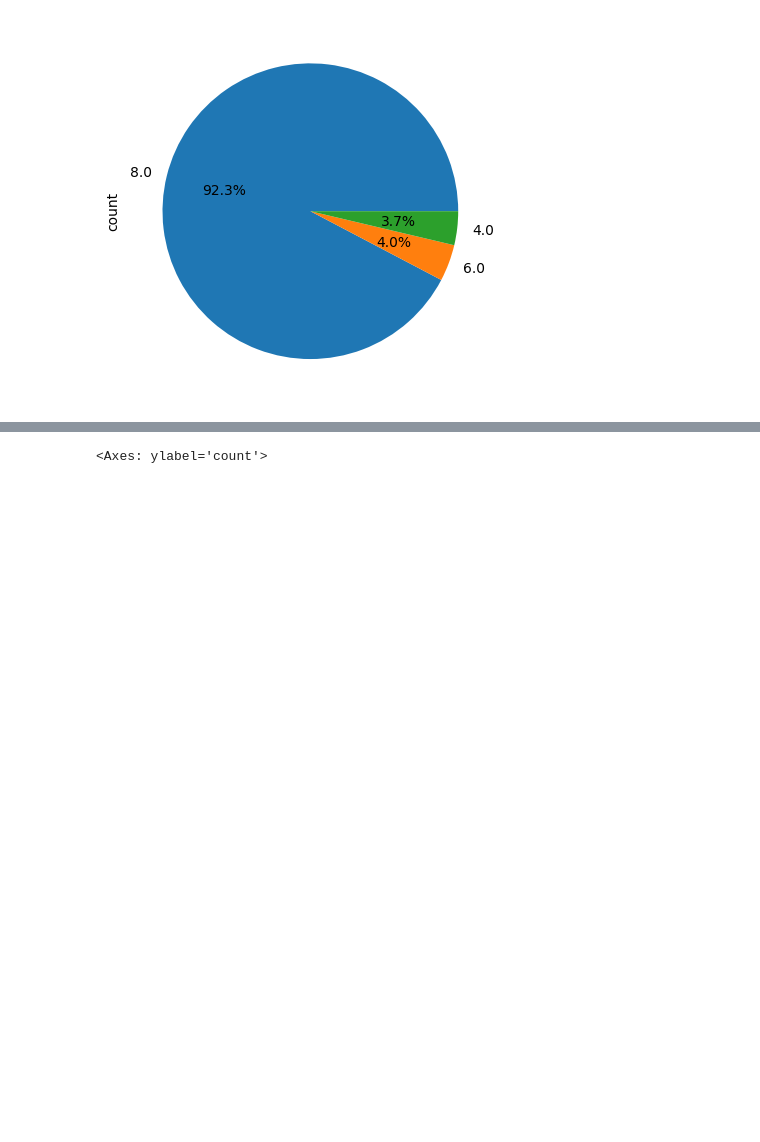
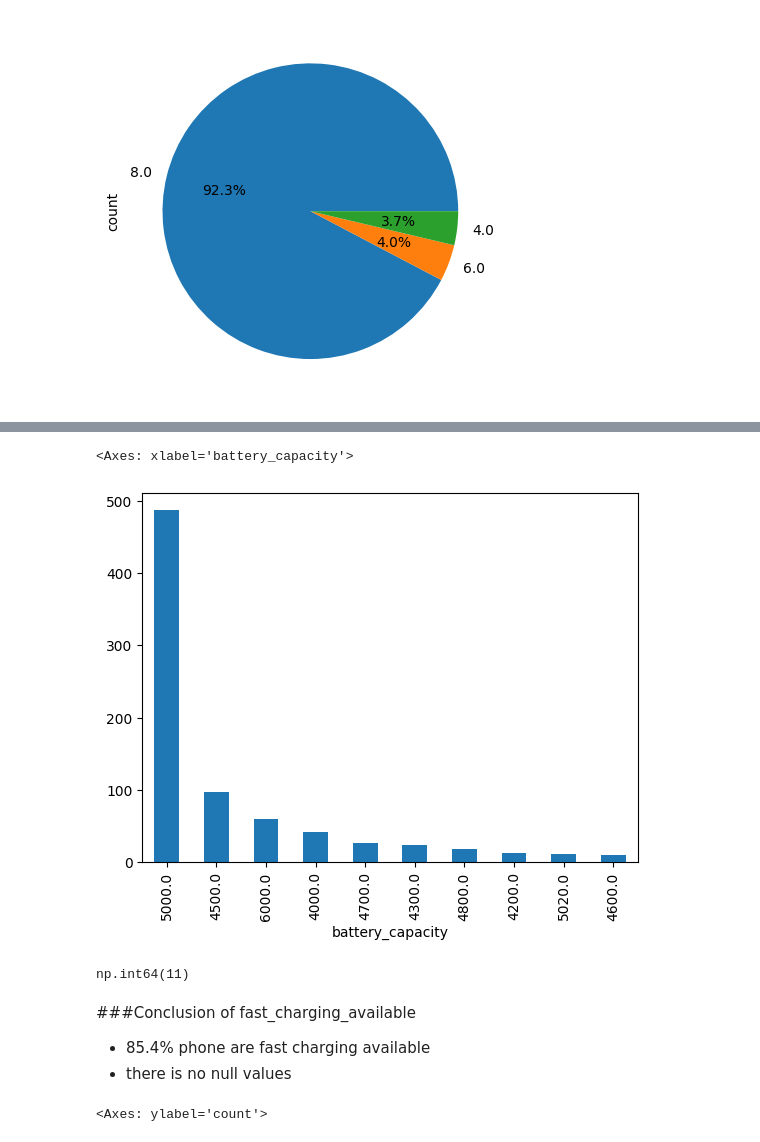
Before and after one commit to rishugupta9621/DSMP, a Jupyter notebook: data-analysis/EDA/eda_on_smartphone_data.ipynb, the cells around one changed output, grey strips where cells are left out. Cells and saved outputs as stored; diff of their text form; code cells hidden in the pictures; blank space fills up the shorter version.

```diff
--- a/data-analysis/EDA/eda_on_smartphone_data.ipynb
+++ b/data-analysis/EDA/eda_on_smartphone_data.ipynb
@@ -274,3 +295,16 @@ df['num_cores'].value_counts().plot(kind='pie',autopct='%0.01f%%')
+# %%
+df['battery_capacity'].value_counts().head(10).plot(kind='bar')
+# %% [output]
+<Axes: xlabel='battery_capacity'>
+[figure, added]
+# %%
+df['battery_capacity'].isnull().sum()
+# %% [output]
+np.int64(11)
+# %% [markdown]
+###Conclusion of fast_charging_available
+- 85.4% phone are fast charging available
+- there is no null values
 # %%
 
 df['fast_charging_available'].value_counts().plot(kind='pie',autopct="%0.1f%%")
```
Also changed, not shown: parts of 58 cells of this notebook.
